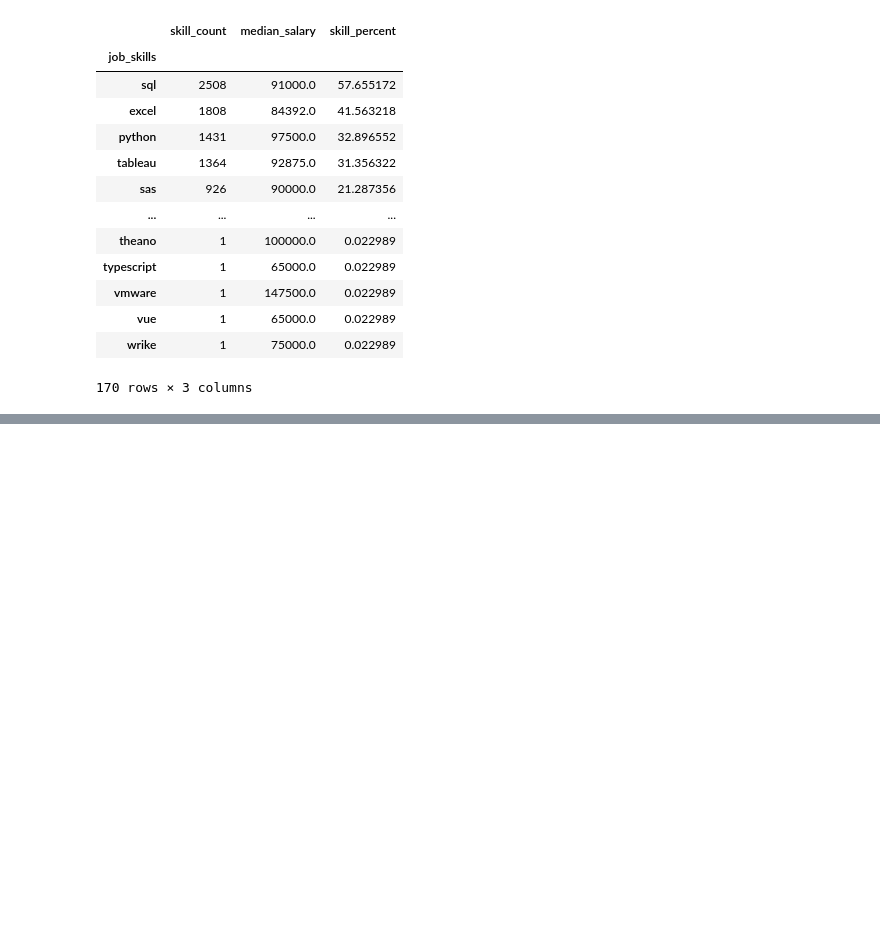
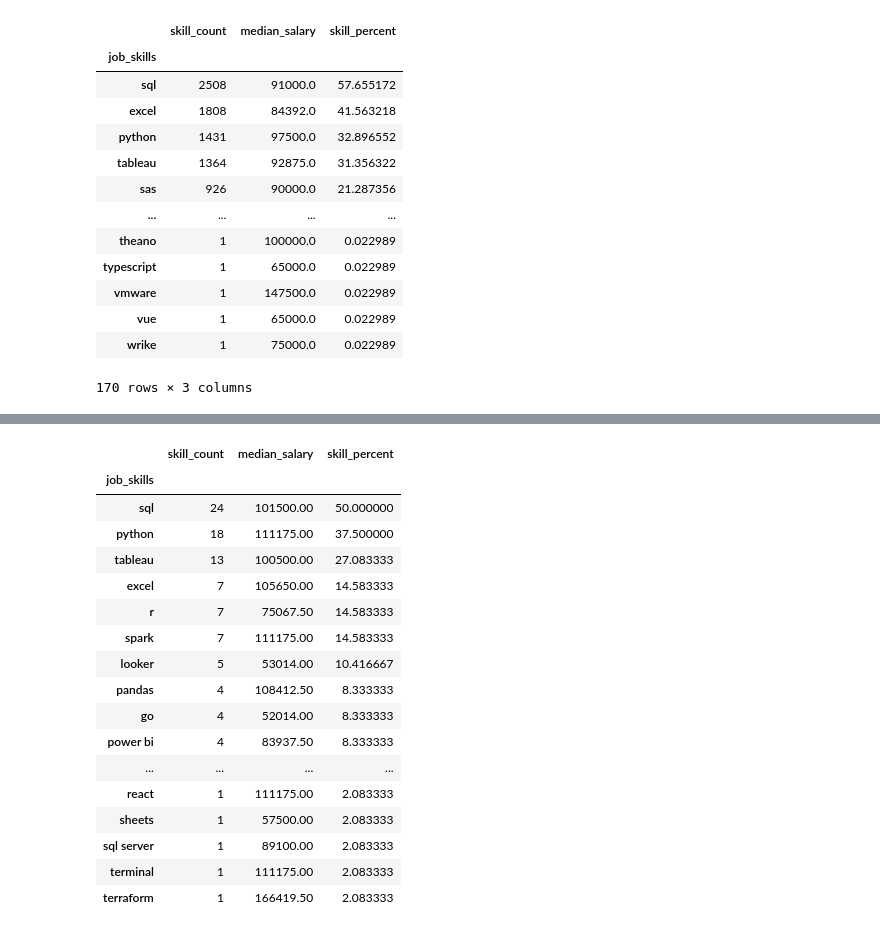
Before and after one commit to chriskorol/Job_Market_Analysis, a Jupyter notebook: 3_Project/5_Optimal_Skills.ipynb, the cells around one changed output, grey strips where cells are left out. Saved outputs shown, nothing was run; the diff lists cells and outputs as text; code cells hidden in the pictures; blank space fills up the shorter version.

```diff
--- a/3_Project/5_Optimal_Skills.ipynb
+++ b/3_Project/5_Optimal_Skills.ipynb
@@ -156,0 +88,9 @@ ModuleNotFoundError: No module named 'scipy'
+# %%
+df_DA_DE = df[(df['job_title_short'] == 'Data Analyst') & (df['job_country'] == 'Germany')].copy()
+
+# Drop NaN values from the 'salary_year_avg' column for accurate visualization
+df_DA_DE = df_DA_DE.dropna(subset=['salary_year_avg'])
+
+df_DA_DE_exploded = df_DA_DE.explode('job_skills')
+
+df_DA_DE_exploded[['salary_year_avg', 'job_skills']].head(5)
@@ -156,0 +104,32 @@ ModuleNotFoundError: No module named 'scipy'
+# %%
+# using df_DA find the count of skills and also the median salary for each skill
+df_DA_DE_skills = df_DA_DE_exploded.groupby('job_skills')['salary_year_avg'].agg(['count', 'median']).sort_values(by='count', ascending=False)
+
+df_DA_DE_skills = df_DA_DE_skills.rename(columns={'count': 'skill_count', 'median': 'median_salary'})
+
+DA_DE_job_count = len(df_DA_DE)  # Find count of Data Analyst jobs in US with salary info
+
+df_DA_DE_skills['skill_percent'] = df_DA_DE_skills['skill_count'] / DA_DE_job_count * 100
+
+df_DA_DE_skills = df_DA_DE_skills[df_DA_DE_skills['skill_count'] > 0]
+
+df_DA_DE_skills
+# %% [output]
+|  | skill_count | median_salary | skill_percent |
+| job_skills |  |  |  |
+| sql | 24 | 101500.00 | 50.000000 |
+| python | 18 | 111175.00 | 37.500000 |
+| tableau | 13 | 100500.00 | 27.083333 |
+| excel | 7 | 105650.00 | 14.583333 |
+| r | 7 | 75067.50 | 14.583333 |
+| spark | 7 | 111175.00 | 14.583333 |
+| looker | 5 | 53014.00 | 10.416667 |
+| pandas | 4 | 108412.50 | 8.333333 |
+| go | 4 | 52014.00 | 8.333333 |
+| power bi | 4 | 83937.50 | 8.333333 |
+| ... | ... | ... | ... |
+| react | 1 | 111175.00 | 2.083333 |
+| sheets | 1 | 57500.00 | 2.083333 |
+| sql server | 1 | 89100.00 | 2.083333 |
+| terminal | 1 | 111175.00 | 2.083333 |
+| terraform | 1 | 166419.50 | 2.083333 |
```
Also changed, not shown: parts of 8 cells of this notebook, 3 other files.
